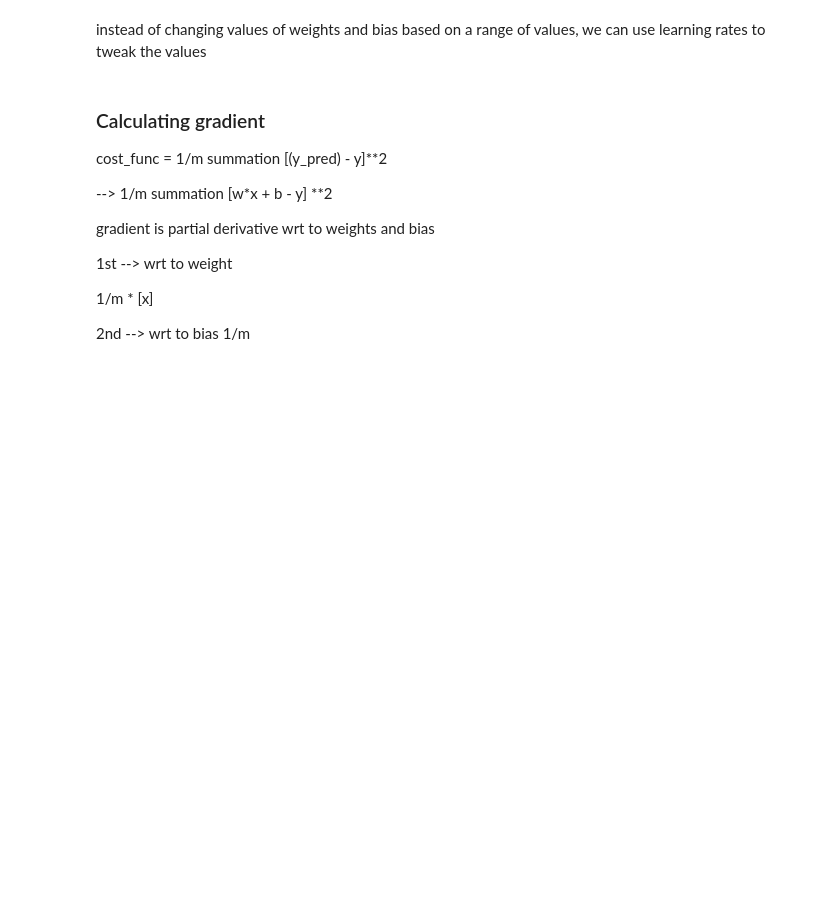
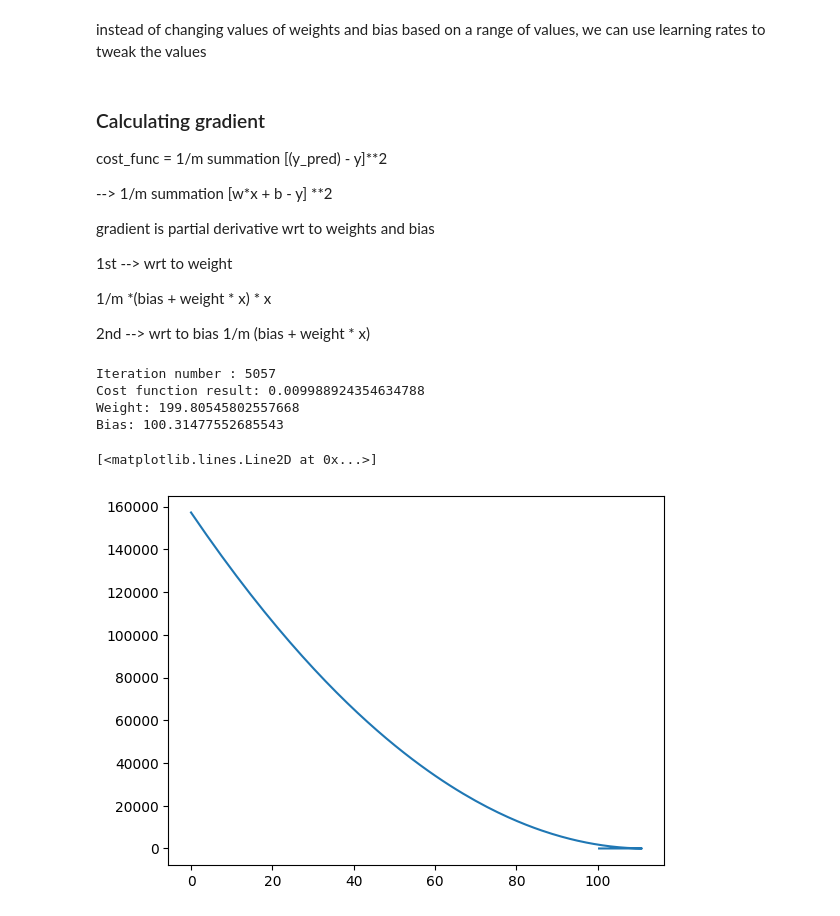
Before and after one commit to Abhinavsharmarj/machine-learning, a Jupyter notebook: gradient-descent.ipynb, the cells around one changed output. Drawn from its saved outputs; the diff is of its cells as text; code cells hidden in the pictures; blank space fills up the shorter version.

Commit message:
updated gradient descent code

```diff
--- a/gradient-descent.ipynb
+++ b/gradient-descent.ipynb
@@ -39,7 +39,7 @@ gradient is partial derivative wrt to weights and bias
 
 1st --> wrt to weight
 
-1/m * [x]
+1/m *(bias + weight * x) * x
 
 2nd --> wrt to bias
-1/m
+1/m (bias + weight * x)
@@ -45,0 +62,49 @@ gradient is partial derivative wrt to weights and bias
+# %%
+alpha = 0.01
+
+w = 10
+b = 0
+
+count = 0
+
+for_graph_cost = []
+for_graph_w = []
+for_graph_b = []
+
+while True:
+    temp_cost = compute_cost(x_train,y_train,w,b)
+
+    for_graph_cost.append(temp_cost)
+    for_graph_w.append(w)
+    for_graph_b.append(b)
+
+    if temp_cost <= 0.01:
+        print(f'Iteration number : {count}')
+        print(f'Cost function result: {temp_cost}')
+        print(f'Weight: {w}')
+        print(f'Bias: {b}')
+        break
+
+    temp_w, temp_b = compute_gradient(x_train,y_train,w,b)
+
+    w = w - alpha * temp_w
+    b = b - alpha * temp_b
+
+    if count > 10000:
+        print(f'Iteration number : {count}')
+        print(f'Cost function result: {temp_cost}')
+        print(f'Weight: {w}')
+        print(f'Bias: {b}')
+        break
+
+    count +=1
+# %% [output]
+Iteration number : 5057
+Cost function result: 0.009988924354634788
+Weight: 199.80545802557668
+Bias: 100.31477552685543
+# %%
+plt.plot(for_graph_b,for_graph_cost)
+# %% [output]
+[<matplotlib.lines.Line2D at 0x...>]
+[figure, added]
```
Also changed, not shown: parts of 4 cells of this notebook.
